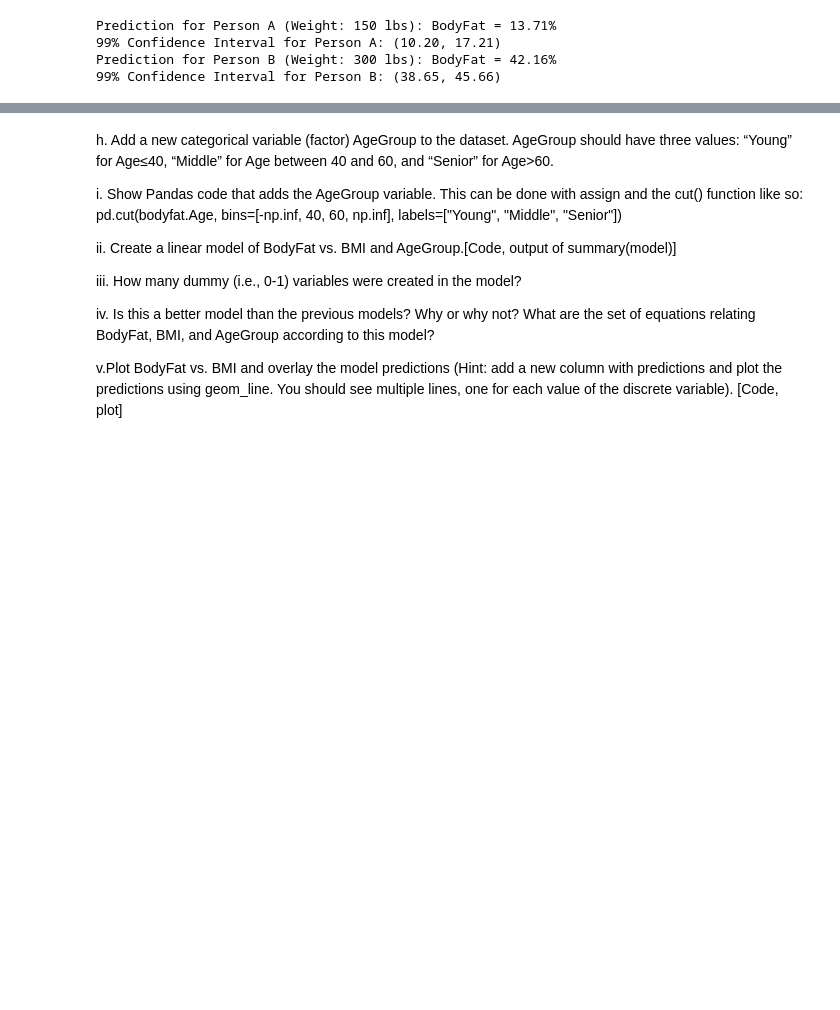
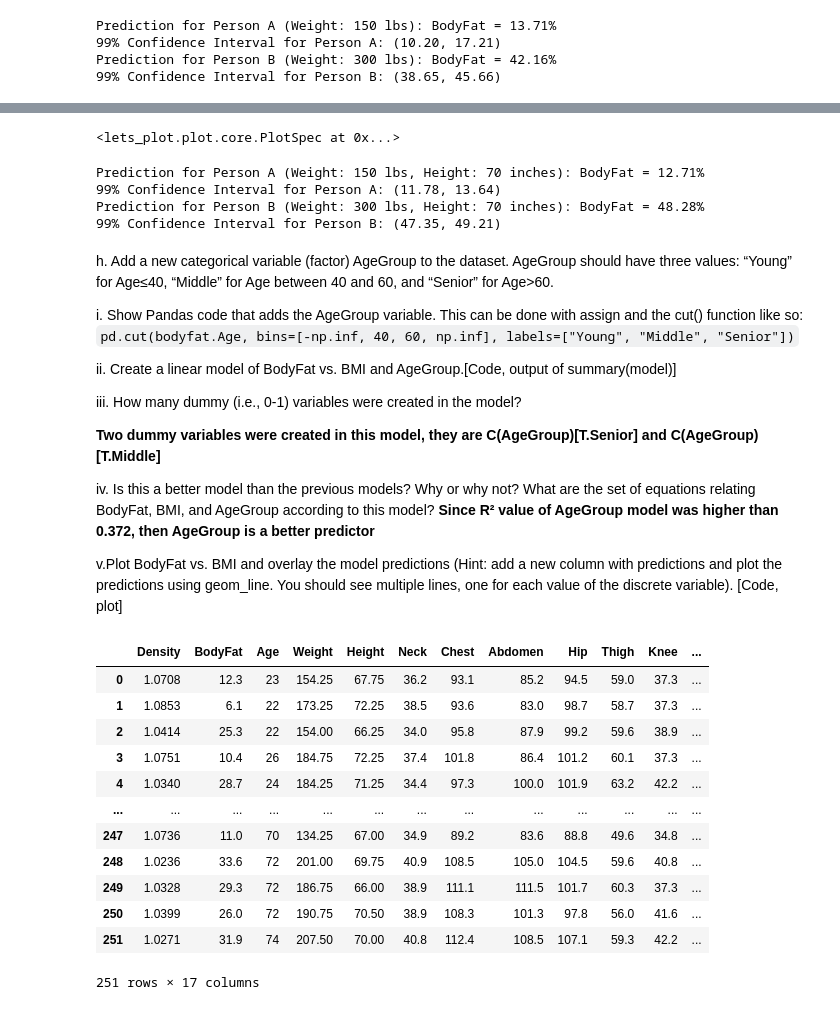
Before and after one commit to Avelez164/Data-Science-Big-Data, a Jupyter notebook: Homework_6.ipynb, the cells around one changed output, grey strips where cells are left out. Cells and saved outputs as stored; diff of their text form; code cells hidden in the pictures; blank space fills up the shorter version.

```diff
--- a/Homework_6.ipynb
+++ b/Homework_6.ipynb
@@ -308,0 +373,6 @@ vi. Body Mass Index (BMI) is actually defined as a person’s weight in kilogram
+# %%
+bodyfat['BMI'] = bodyfat['Weight']/ (bodyfat['Height']**2)
+
+mod_bmi = sm.formula.ols('BodyFat ~ BMI', bodyfat)
+results = mod_bmi.fit()
+print(results.summary())
@@ -309,13 +402,77 @@ vi. Body Mass Index (BMI) is actually defined as a person’s weight in kilogram
+# %%
+(
+    ggplot(bodyfat)
+    + geom_point(aes(x='BMI', y='BodyFat'))
+    + geom_abline(intercept=results.params['Intercept'], slope=results.params['BMI'], color='red')
+)
+# %% [output]
+<lets_plot.plot.core.PlotSpec at 0x...>
+# %%
+# Calculate BMI for Person A and Person B
+person_a_bmi = 150 / (70**2)  # Weight: 150 lbs, Height: 70 inches
+person_b_bmi = 300 / (70**2)  # Weight: 300 lbs, Height: 70 inches
+
+# Create a DataFrame for prediction
+prediction_data = pd.DataFrame({'BMI': [person_a_bmi, person_b_bmi]})
+
+# Predict BodyFat
+predictions = results.predict(prediction_data)
+
+# Calculate confidence intervals
+residuals = bodyfat['BodyFat'] - results.predict(bodyfat[['BMI']])  # Residuals from the model
+std_error = np.std(residuals)  # Standard error of residuals
+se_prediction = std_error / np.sqrt(len(bodyfat))  # Standard error of prediction
+
+
+conf_interval_a = stats.norm.interval(0.99, loc=predictions[0], scale=se_prediction)
+conf_interval_b = stats.norm.interval(0.99, loc=predictions[1], scale=se_prediction)
+
+# Print results
+print(f"Prediction for Person A (Weight: 150 lbs, Height: 70 inches): BodyFat = {predictions[0]:.2f}%")
+print(f"99% Confidence Interval for Person A: ({conf_interval_a[0]:.2f}, {conf_interval_a[1]:.2f})")
+
+print(f"Prediction for Person B (Weight: 300 lbs, Height: 70 inches): BodyFat = {predictions[1]:.2f}%")
+print(f"99% Confidence Interval for Person B: ({conf_interval_b[0]:.2f}, {conf_interval_b[1]:.2f})")
+# %% [output]
+Prediction for Person A (Weight: 150 lbs, Height: 70 inches): BodyFat = 12.71%
+99% Confidence Interval for Person A: (11.78, 13.64)
+Prediction for Person B (Weight: 300 lbs, Height: 70 inches): BodyFat = 48.28%
+99% Confidence Interval for Person B: (47.35, 49.21)
 # %% [markdown]
 h. Add a new categorical variable (factor) AgeGroup to the dataset. AgeGroup should have three values: “Young” for Age≤40, “Middle” for Age between 40 and 60, and “Senior” for Age>60.
 
-i. Show Pandas code that adds the AgeGroup variable. This can be done with assign and the cut() function like so: pd.cut(bodyfat.Age, bins=[-np.inf, 40, 60, np.inf], labels=["Young", "Middle", "Senior"])
+i. Show Pandas code that adds the AgeGroup variable. This can be done with assign and the cut() function like so: `pd.cut(bodyfat.Age, bins=[-np.inf, 40, 60, np.inf], labels=["Young", "Middle", "Senior"])`
 
 ii. Create a linear model of BodyFat vs. BMI and AgeGroup.[Code, output of summary(model)]
 
 iii. How many dummy (i.e., 0-1) variables were created in the model?
 
+**Two dummy variables were created in this model, they are C(AgeGroup)[T.Senior] and C(AgeGroup)[T.Middle]**
+
 iv. Is this a better model than the previous models? Why or why not?
 What are the set of equations relating BodyFat, BMI, and AgeGroup according to this model?
+**Since R² value of AgeGroup model was higher than 0.372, then AgeGroup is a better predictor**
 
 v.Plot BodyFat vs. BMI and overlay the model predictions (Hint: add a new column with predictions and plot the predictions using geom_line. You should see multiple lines, one for each value of the discrete variable). [Code, plot]
+# %%
+bodyfat = (
+            bodyfat
+                .assign(
+                    AgeGroup = pd.cut(bodyfat.Age, bins=[-np.inf, 40, 60, np.inf], labels=["Young", "Middle", "Senior"])
+                )
+        )
+bodyfat
+# %% [output]
+|  | Density | BodyFat | Age | Weight | Height | Neck | Chest | Abdomen | Hip | Thigh | Knee | ... |
+| 0 | 1.0708 | 12.3 | 23 | 154.25 | 67.75 | 36.2 | 93.1 | 85.2 | 94.5 | 59.0 | 37.3 | ... |
+| 1 | 1.0853 | 6.1 | 22 | 173.25 | 72.25 | 38.5 | 93.6 | 83.0 | 98.7 | 58.7 | 37.3 | ... |
+| 2 | 1.0414 | 25.3 | 22 | 154.00 | 66.25 | 34.0 | 95.8 | 87.9 | 99.2 | 59.6 | 38.9 | ... |
+| 3 | 1.0751 | 10.4 | 26 | 184.75 | 72.25 | 37.4 | 101.8 | 86.4 | 101.2 | 60.1 | 37.3 | ... |
+| 4 | 1.0340 | 28.7 | 24 | 184.25 | 71.25 | 34.4 | 97.3 | 100.0 | 101.9 | 63.2 | 42.2 | ... |
+| ... | ... | ... | ... | ... | ... | ... | ... | ... | ... | ... | ... | ... |
+| 247 | 1.0736 | 11.0 | 70 | 134.25 | 67.00 | 34.9 | 89.2 | 83.6 | 88.8 | 49.6 | 34.8 | ... |
+| 248 | 1.0236 | 33.6 | 72 | 201.00 | 69.75 | 40.9 | 108.5 | 105.0 | 104.5 | 59.6 | 40.8 | ... |
+| 249 | 1.0328 | 29.3 | 72 | 186.75 | 66.00 | 38.9 | 111.1 | 111.5 | 101.7 | 60.3 | 37.3 | ... |
+| 250 | 1.0399 | 26.0 | 72 | 190.75 | 70.50 | 38.9 | 108.3 | 101.3 | 97.8 | 56.0 | 41.6 | ... |
+| 251 | 1.0271 | 31.9 | 74 | 207.50 | 70.00 | 40.8 | 112.4 | 108.5 | 107.1 | 59.3 | 42.2 | ... |
+251 rows × 17 columns
```
Also changed, not shown: parts of 14 cells of this notebook.
